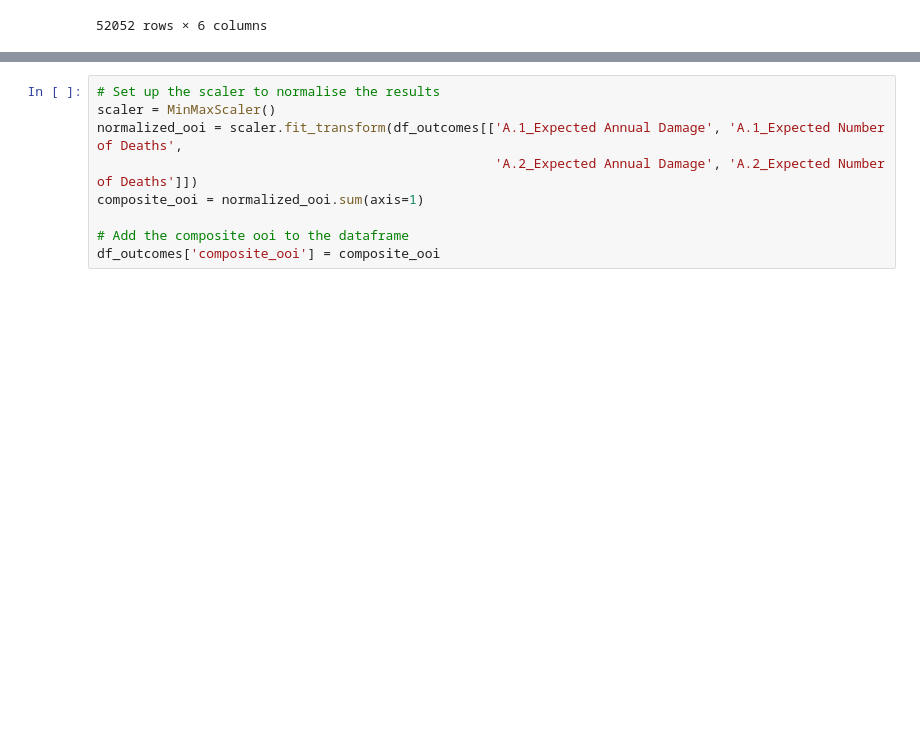
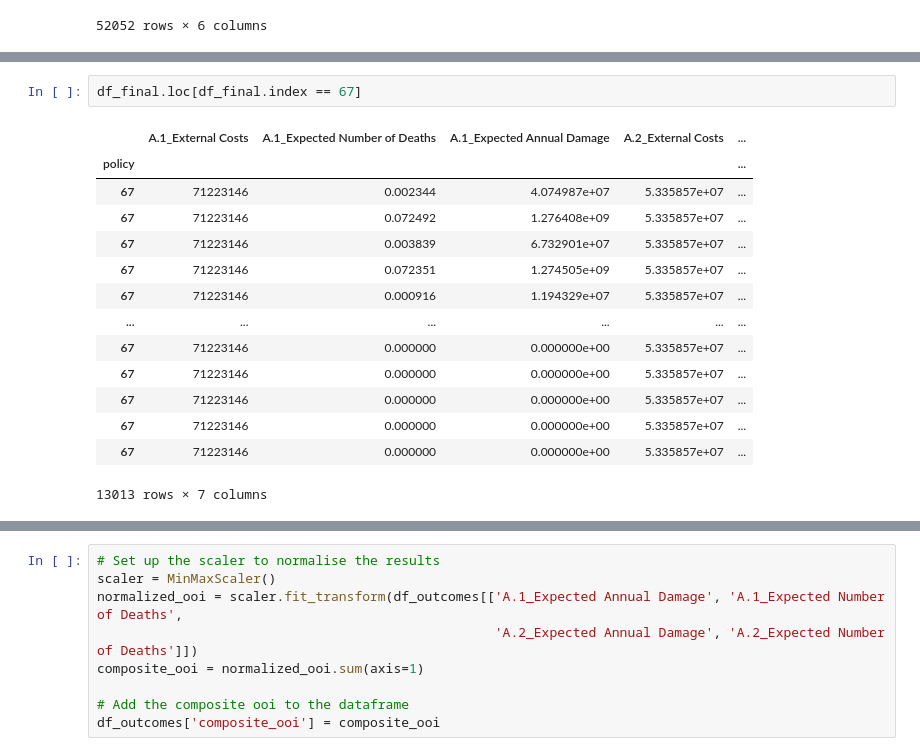
Before and after one commit to pherfkens/PROJECT_MBDM_GROUP1, a Jupyter notebook: final assignment/vulnerability_testing.ipynb, the cells around one changed output, grey strips where cells are left out. Cells and saved outputs as stored; diff of their text form; blank space fills up the shorter version.

```diff
--- a/final assignment/vulnerability_testing.ipynb
+++ b/final assignment/vulnerability_testing.ipynb
@@ -154 +164,18 @@ df_final
+# %%
+df_final.loc[df_final.index == 67]
+# %% [output]
+|  | A.1_External Costs | A.1_Expected Number of Deaths | A.1_Expected Annual Damage | A.2_External Costs | ... |
+| policy |  |  |  |  | ... |
+| 67 | 71223146 | 0.002344 | 4.074987e+07 | 5.335857e+07 | ... |
+| 67 | 71223146 | 0.072492 | 1.276408e+09 | 5.335857e+07 | ... |
+| 67 | 71223146 | 0.003839 | 6.732901e+07 | 5.335857e+07 | ... |
+| 67 | 71223146 | 0.072351 | 1.274505e+09 | 5.335857e+07 | ... |
+| 67 | 71223146 | 0.000916 | 1.194329e+07 | 5.335857e+07 | ... |
+| ... | ... | ... | ... | ... | ... |
+| 67 | 71223146 | 0.000000 | 0.000000e+00 | 5.335857e+07 | ... |
+| 67 | 71223146 | 0.000000 | 0.000000e+00 | 5.335857e+07 | ... |
+| 67 | 71223146 | 0.000000 | 0.000000e+00 | 5.335857e+07 | ... |
+| 67 | 71223146 | 0.000000 | 0.000000e+00 | 5.335857e+07 | ... |
+| 67 | 71223146 | 0.000000 | 0.000000e+00 | 5.335857e+07 | ... |
+13013 rows × 7 columns
 # %%
```
Also changed, not shown: parts of 24 cells of this notebook, 2 other files.
